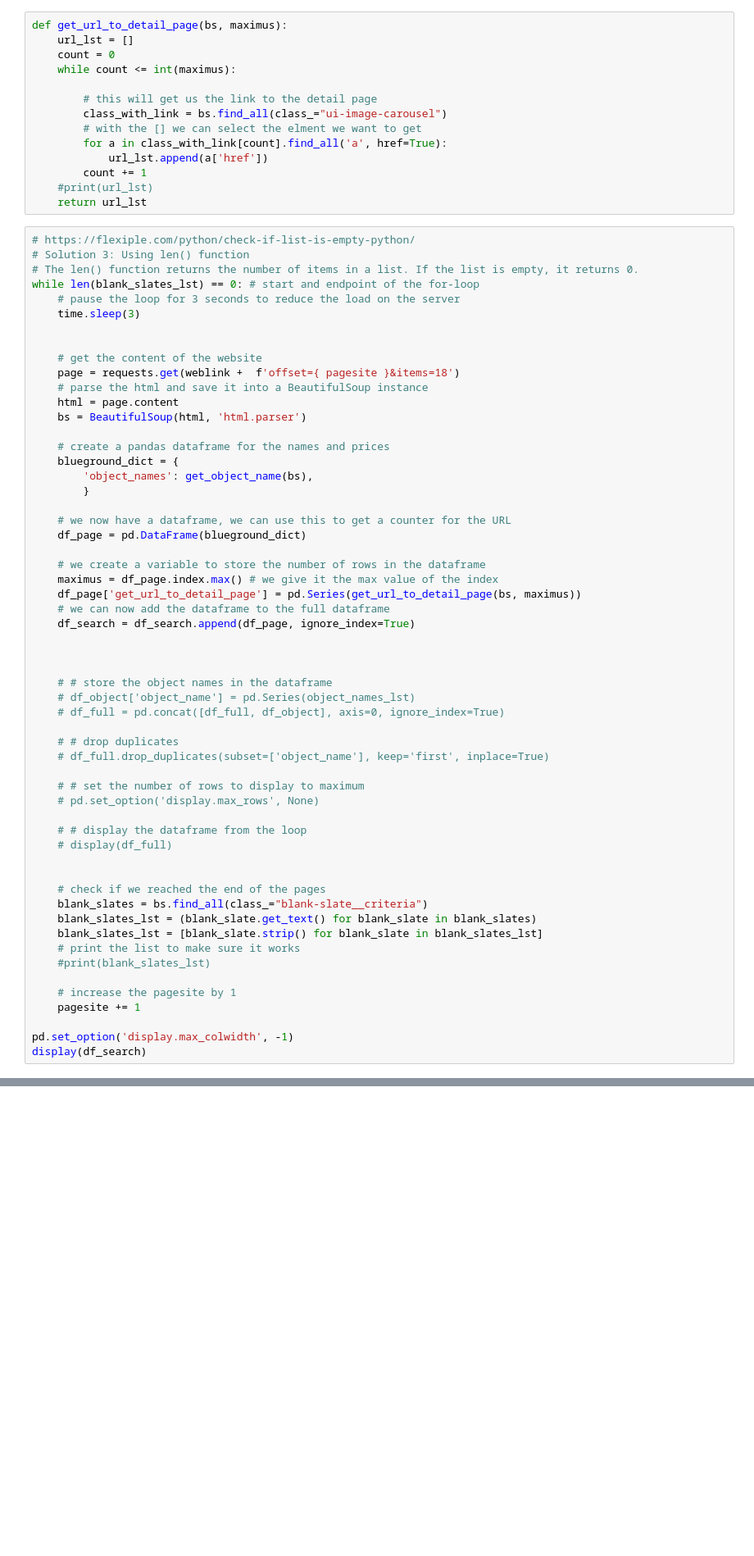
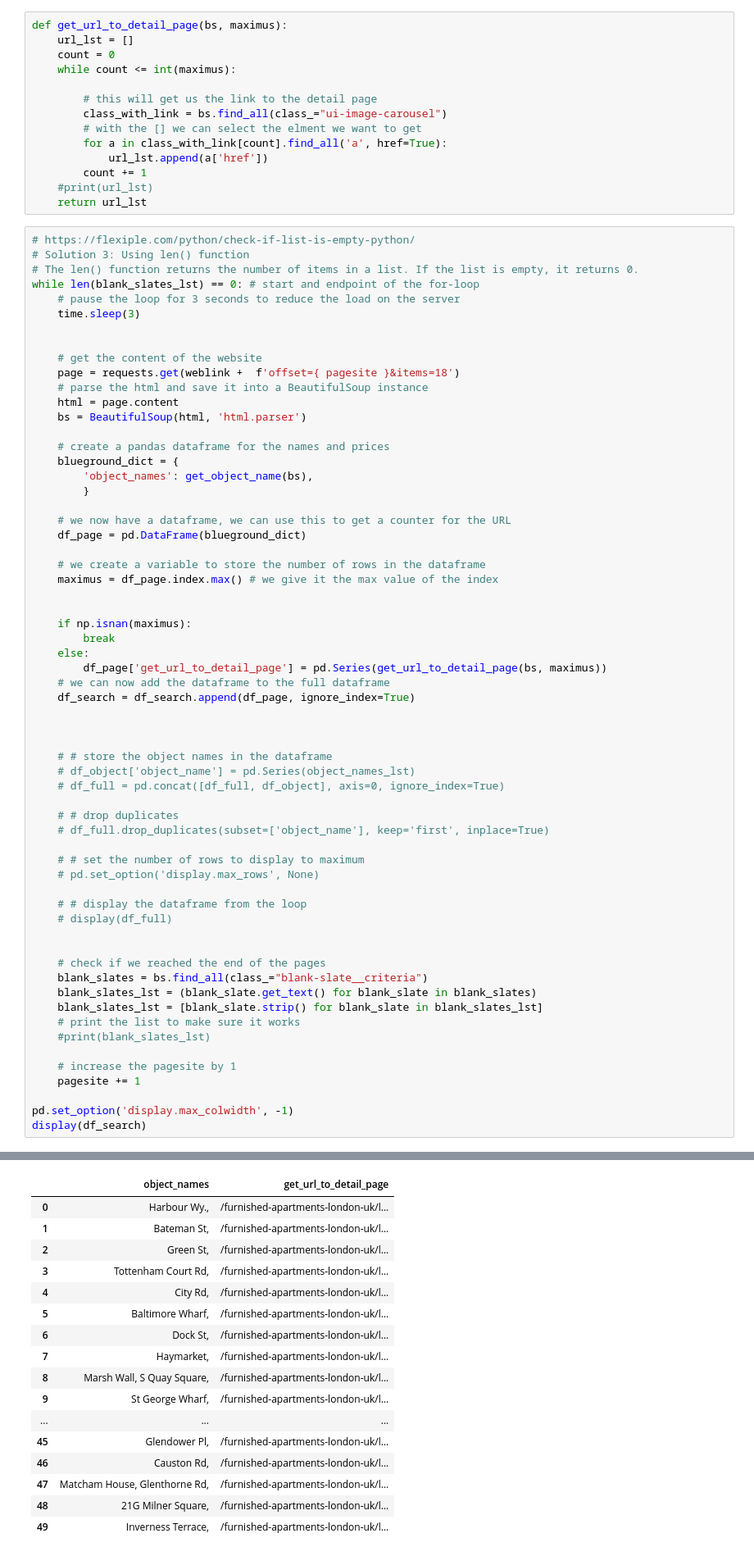
Before and after one commit to capstone-jmrs/capstone-proptech-repo, a Jupyter notebook: blueground_workbook_markus.ipynb, the cells around one changed output, grey strips where cells are left out. Shown at 82% size. Saved outputs shown, nothing was run; the diff lists cells and outputs as text; blank space fills up the shorter version.

```diff
--- a/blueground_workbook_markus.ipynb
+++ b/blueground_workbook_markus.ipynb
@@ -546,7 +665,12 @@ while len(blank_slates_lst) == 0: # start and endpoint of the for-loop
 
     # we create a variable to store the number of rows in the dataframe
     maximus = df_page.index.max() # we give it the max value of the index
-    df_page['get_url_to_detail_page'] = pd.Series(get_url_to_detail_page(bs, maximus))
+
+
+    if np.isnan(maximus):
+        break
+    else:
+        df_page['get_url_to_detail_page'] = pd.Series(get_url_to_detail_page(bs, maximus))
     # we can now add the dataframe to the full dataframe
     df_search = df_search.append(df_page, ignore_index=True)
 
@@ -583,3 +706,20 @@ ValueError: cannot convert float NaN to integer
+|  | object_names | get_url_to_detail_page |
+| 0 | Harbour Wy., | /furnished-apartments-london-uk/l... |
+| 1 | Bateman St, | /furnished-apartments-london-uk/l... |
+| 2 | Green St, | /furnished-apartments-london-uk/l... |
+| 3 | Tottenham Court Rd, | /furnished-apartments-london-uk/l... |
+| 4 | City Rd, | /furnished-apartments-london-uk/l... |
+| 5 | Baltimore Wharf, | /furnished-apartments-london-uk/l... |
+| 6 | Dock St, | /furnished-apartments-london-uk/l... |
+| 7 | Haymarket, | /furnished-apartments-london-uk/l... |
+| 8 | Marsh Wall, S Quay Square, | /furnished-apartments-london-uk/l... |
+| 9 | St George Wharf, | /furnished-apartments-london-uk/l... |
+| ... | ... | ... |
+| 45 | Glendower Pl, | /furnished-apartments-london-uk/l... |
+| 46 | Causton Rd, | /furnished-apartments-london-uk/l... |
+| 47 | Matcham House, Glenthorne Rd, | /furnished-apartments-london-uk/l... |
+| 48 | 21G Milner Square, | /furnished-apartments-london-uk/l... |
+| 49 | Inverness Terrace, | /furnished-apartments-london-uk/l... |
 # %%
 weblink = 'https://www.theblueground.com/furnished-apartments-london-uk?currency=GBP&language=en&'
 pagesite = 12
```
Also changed, not shown: parts of 21 cells of this notebook, 1 other file.
